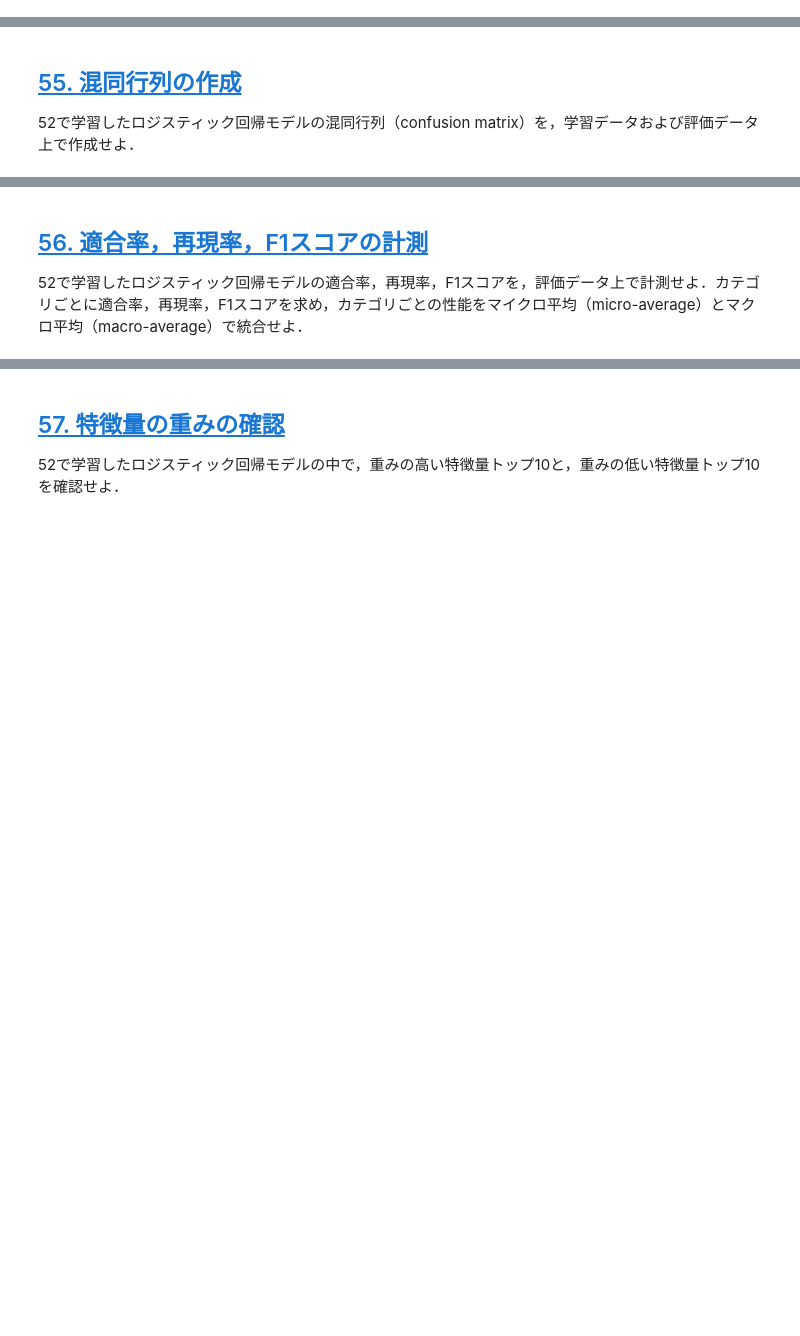
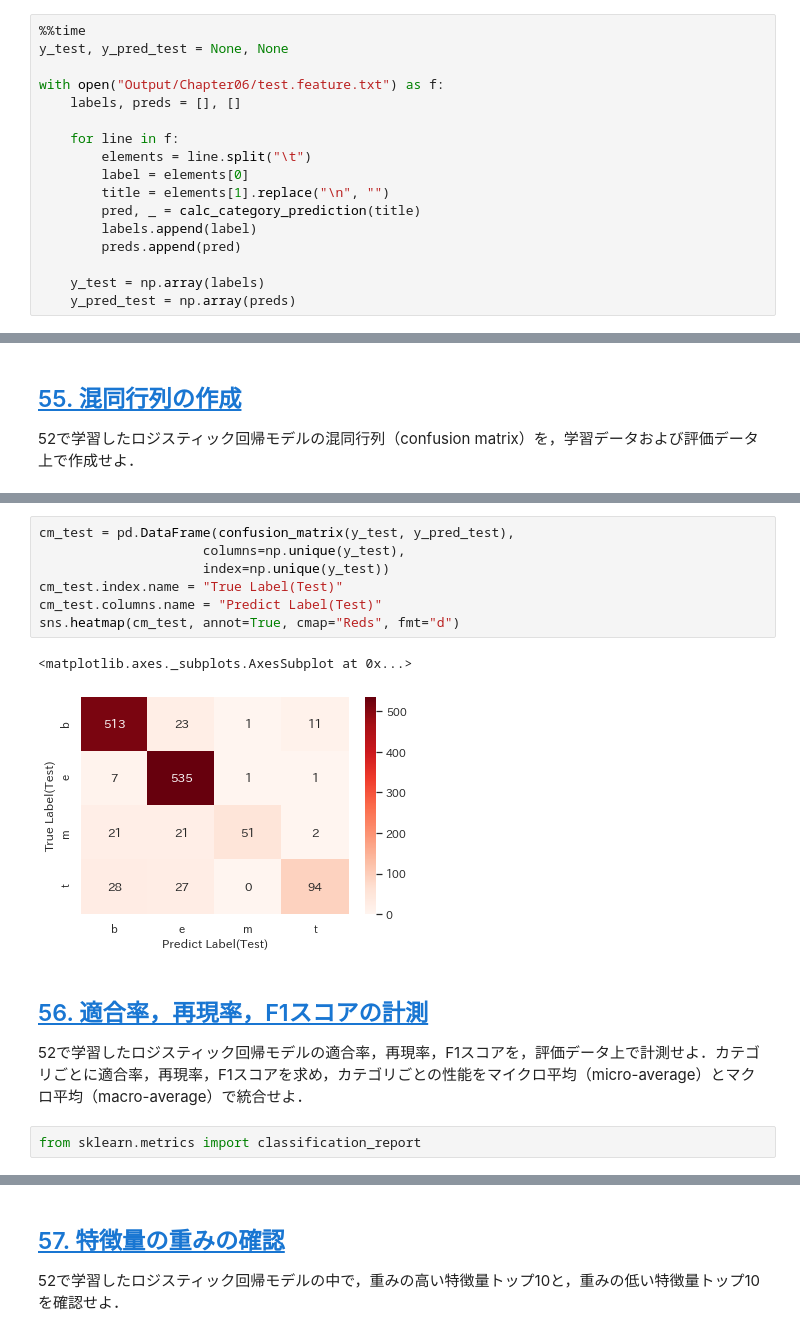
Before and after one commit to infhyroyage/PracticeNLP100Knocks2020, a Jupyter notebook: Chapter06.ipynb, the cells around one changed output, grey strips where cells are left out. Drawn from its saved outputs; the diff is of its cells as text; blank space fills up the shorter version.

```diff
--- a/Chapter06.ipynb
+++ b/Chapter06.ipynb
@@ -101,0 +208,17 @@ extract_features("test")
+# %%
+%%time
+y_test, y_pred_test = None, None
+
+with open("Output/Chapter06/test.feature.txt") as f:
+    labels, preds = [], []
+
+    for line in f:
+        elements = line.split("\t")
+        label = elements[0]
+        title = elements[1].replace("\n", "")
+        pred, _ = calc_category_prediction(title)
+        labels.append(label)
+        preds.append(pred)
+
+    y_test = np.array(labels)
+    y_pred_test = np.array(preds)
@@ -105,3 +257,15 @@ extract_features("test")
+# %%
+cm_test = pd.DataFrame(confusion_matrix(y_test, y_pred_test),
+                     columns=np.unique(y_test),
+                     index=np.unique(y_test))
+cm_test.index.name = "True Label(Test)"
+cm_test.columns.name = "Predict Label(Test)"
+sns.heatmap(cm_test, annot=True, cmap="Reds", fmt="d")
+# %% [output]
+<matplotlib.axes._subplots.AxesSubplot at 0x...>
+[figure, added]
 # %% [markdown]
 ## [56. 適合率，再現率，F1スコアの計測](https://nlp100.github.io/ja/ch06.html#56-%E9%81%A9%E5%90%88%E7%8E%87%E5%86%8D%E7%8F%BE%E7%8E%87f1%E3%82%B9%E3%82%B3%E3%82%A2%E3%81%AE%E8%A8%88%E6%B8%AC)
 52で学習したロジスティック回帰モデルの適合率，再現率，F1スコアを，評価データ上で計測せよ．カテゴリごとに適合率，再現率，F1スコアを求め，カテゴリごとの性能をマイクロ平均（micro-average）とマクロ平均（macro-average）で統合せよ．
+# %%
+from sklearn.metrics import classification_report
```
Also changed, not shown: parts of 23 cells of this notebook.
